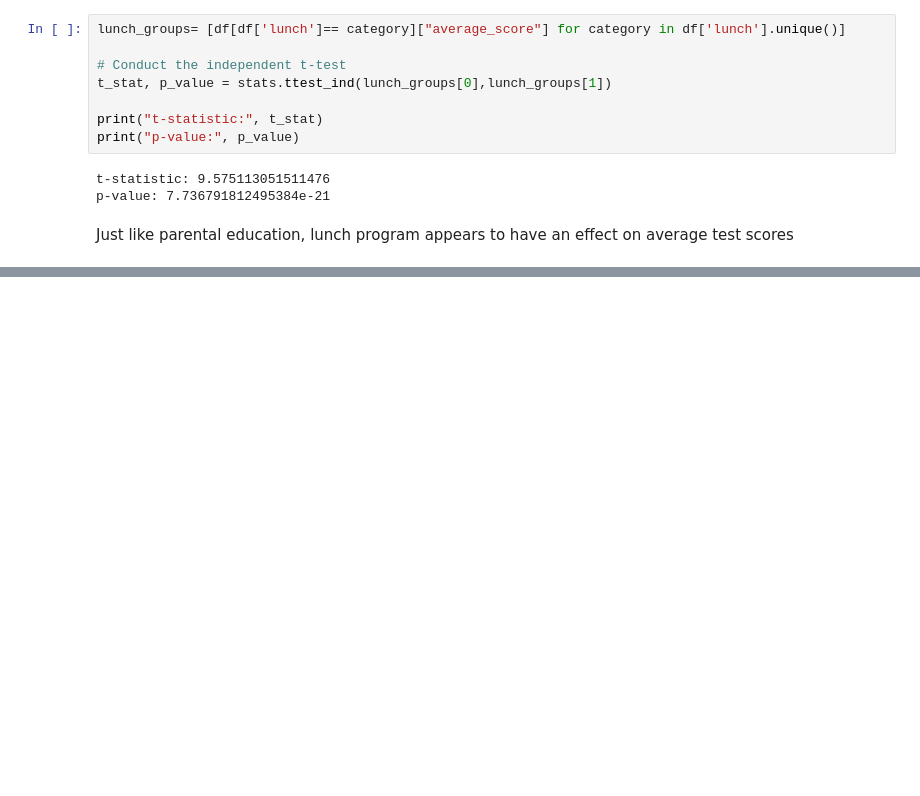
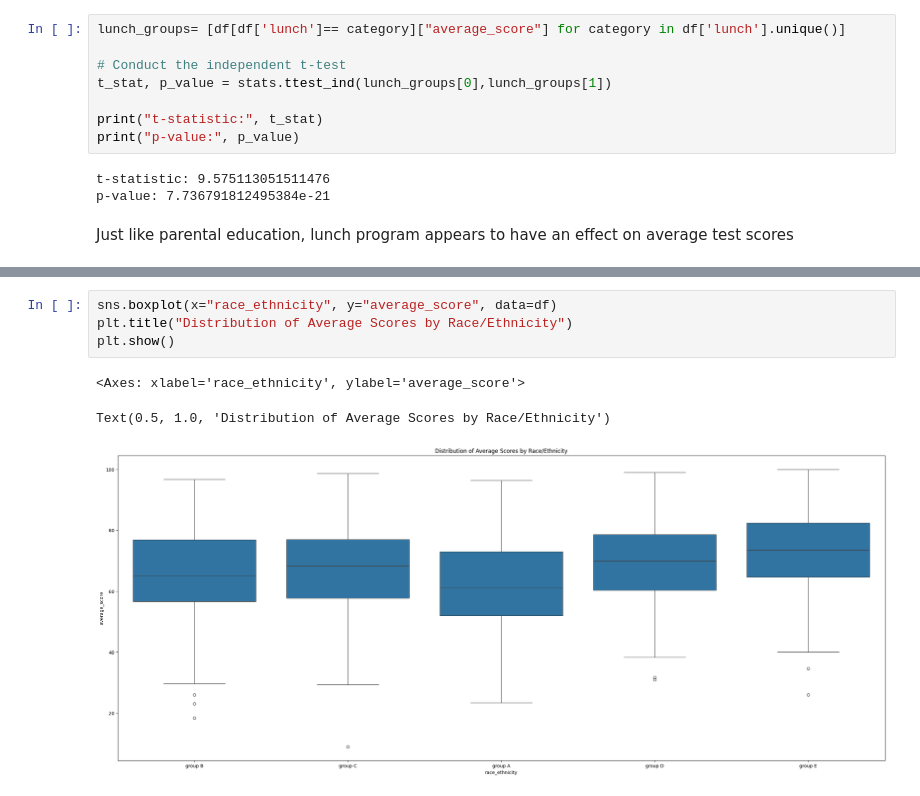
Before and after one commit to manelmahroug/Test-score-prediction, a Jupyter notebook: notebook/EDA.ipynb, the cells around one changed output, grey strips where cells are left out. Drawn from its saved outputs; the diff is of its cells as text; blank space fills up the shorter version.

Commit message:
added plots

```diff
--- a/notebook/EDA.ipynb
+++ b/notebook/EDA.ipynb
@@ -442,0 +507,8 @@ Just like parental education, lunch program appears to have an effect on average
+# %%
+sns.boxplot(x="race_ethnicity", y="average_score", data=df)
+plt.title("Distribution of Average Scores by Race/Ethnicity")
+plt.show()
+# %% [output]
+<Axes: xlabel='race_ethnicity', ylabel='average_score'>
+Text(0.5, 1.0, 'Distribution of Average Scores by Race/Ethnicity')
+[figure, added]
```
Also changed, not shown: parts of 17 cells of this notebook.
